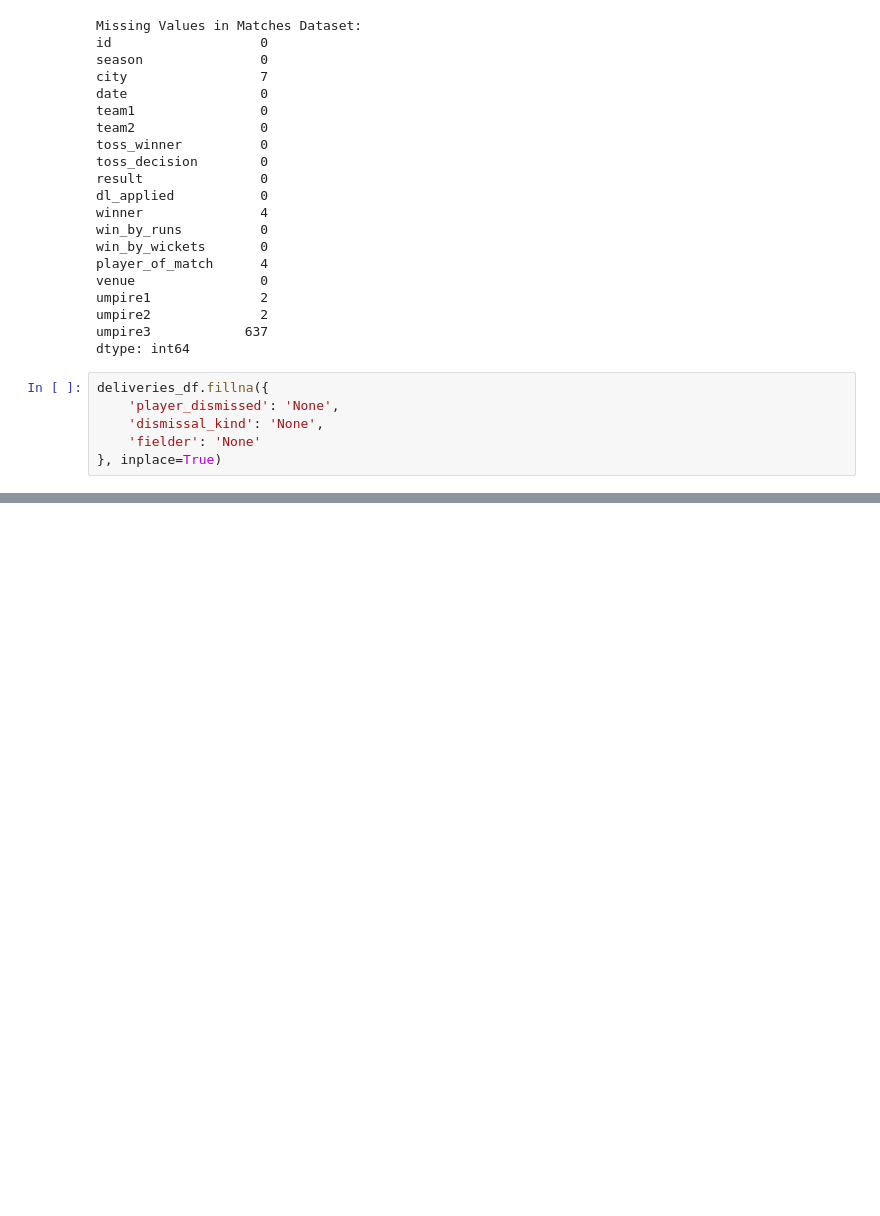
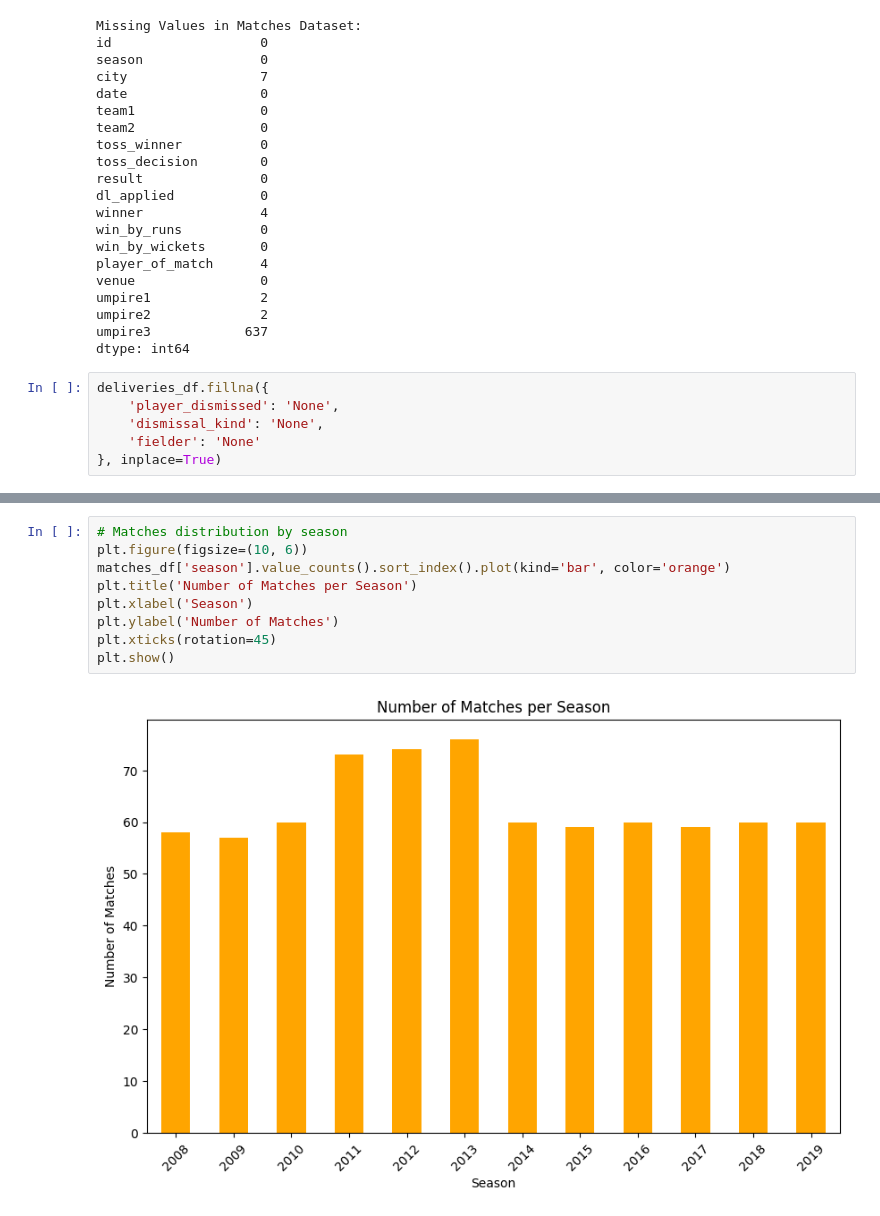
Before and after one commit to zalakkkkk05/CricketMatchPrediction, a Jupyter notebook: notebook/1_EDA.ipynb, the cells around one changed output, grey strips where cells are left out. Drawn from its saved outputs; the diff is of its cells as text; blank space fills up the shorter version.

```diff
--- a/notebook/1_EDA.ipynb
+++ b/notebook/1_EDA.ipynb
@@ -87,0 +241,11 @@ deliveries_df.fillna({
+# %%
+# Matches distribution by season
+plt.figure(figsize=(10, 6))
+matches_df['season'].value_counts().sort_index().plot(kind='bar', color='orange')
+plt.title('Number of Matches per Season')
+plt.xlabel('Season')
+plt.ylabel('Number of Matches')
+plt.xticks(rotation=45)
+plt.show()
+# %% [output]
+[figure, added]
```
Also changed, not shown: parts of 16 cells of this notebook, 1 other file.
